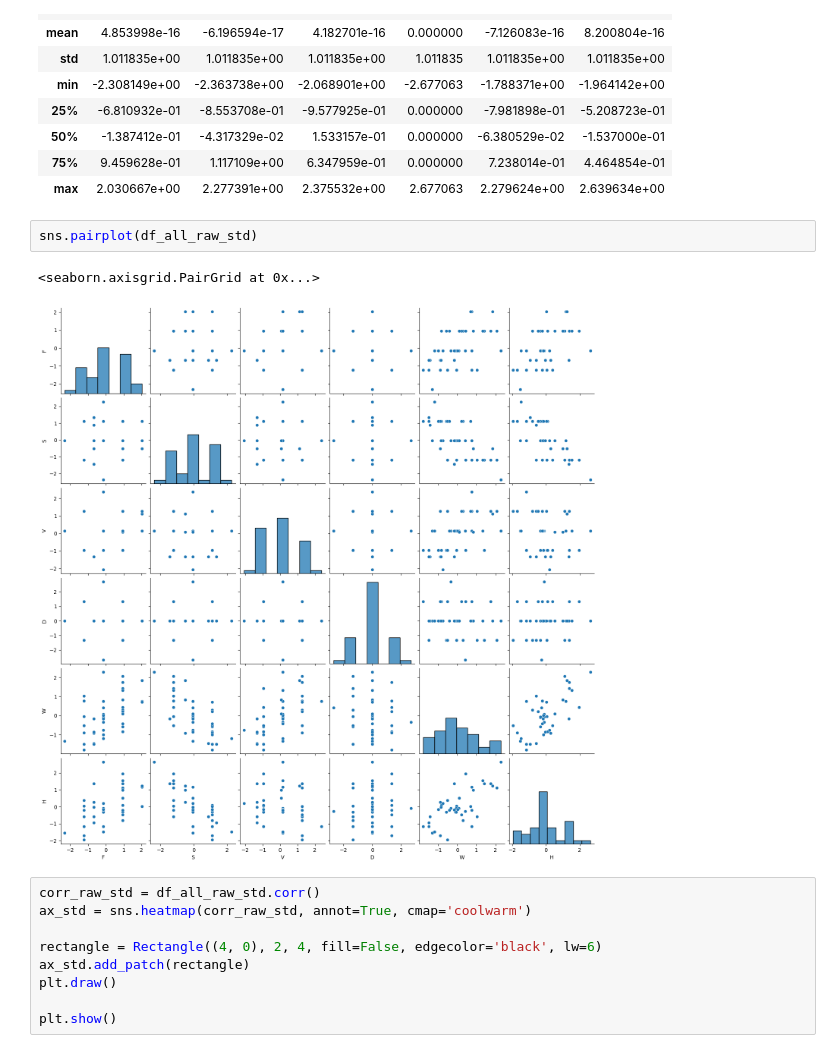
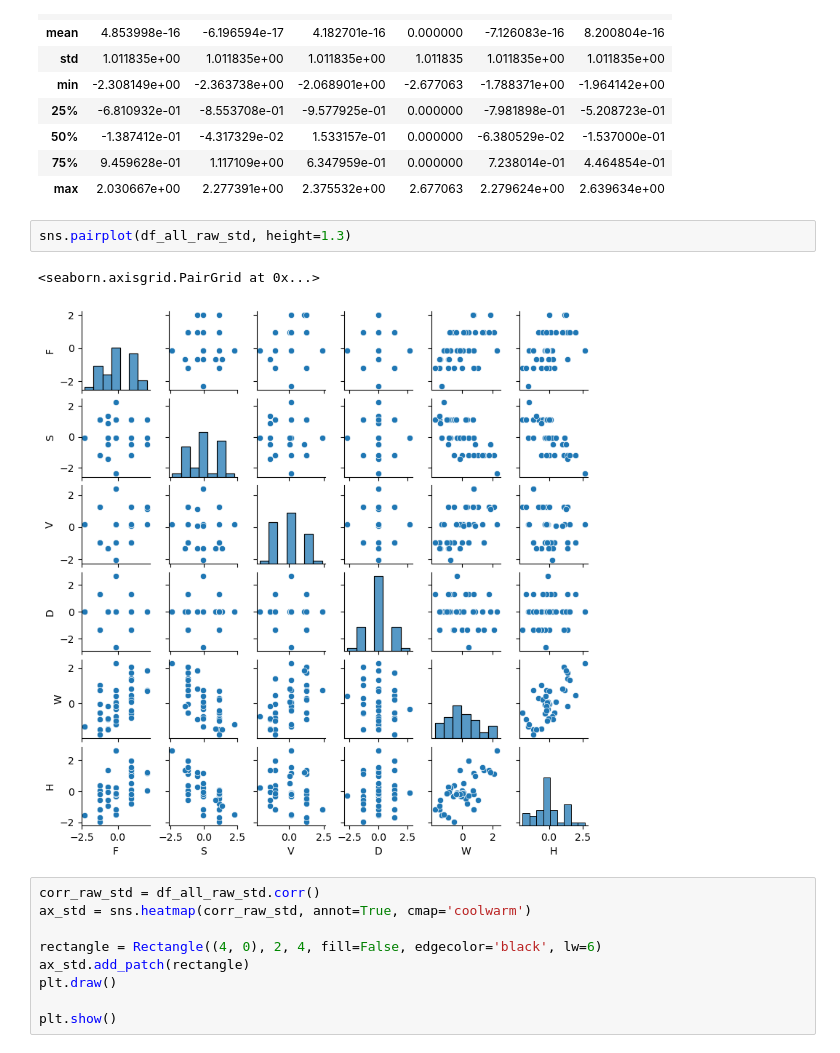
Before and after one commit to sokosaa/Machine-Learning-in-Mechanical-Engineering, a Jupyter notebook: HW3/HW3.ipynb, the cells around one changed output. Saved outputs shown, nothing was run; the diff lists cells and outputs as text.

```diff
--- a/HW3/HW3.ipynb
+++ b/HW3/HW3.ipynb
@@ -177,10 +177,10 @@ df_all_raw_std.describe()
 | 75% | 9.459628e-01 | 1.117109e+00 | 6.347959e-01 | 0.000000 | 7.238014e-01 | 4.464854e-01 |
 | max | 2.030667e+00 | 2.277391e+00 | 2.375532e+00 | 2.677063 | 2.279624e+00 | 2.639634e+00 |
 # %%
-sns.pairplot(df_all_raw_std)
+sns.pairplot(df_all_raw_std, height=1.3)
 # %% [output]
 <seaborn.axisgrid.PairGrid at 0x...>
-[figure, old version]
+[figure, new version]
 # %%
 corr_raw_std = df_all_raw_std.corr()
 ax_std = sns.heatmap(corr_raw_std, annot=True, cmap='coolwarm')
```
Also changed, not shown: parts of 3 cells of this notebook.
